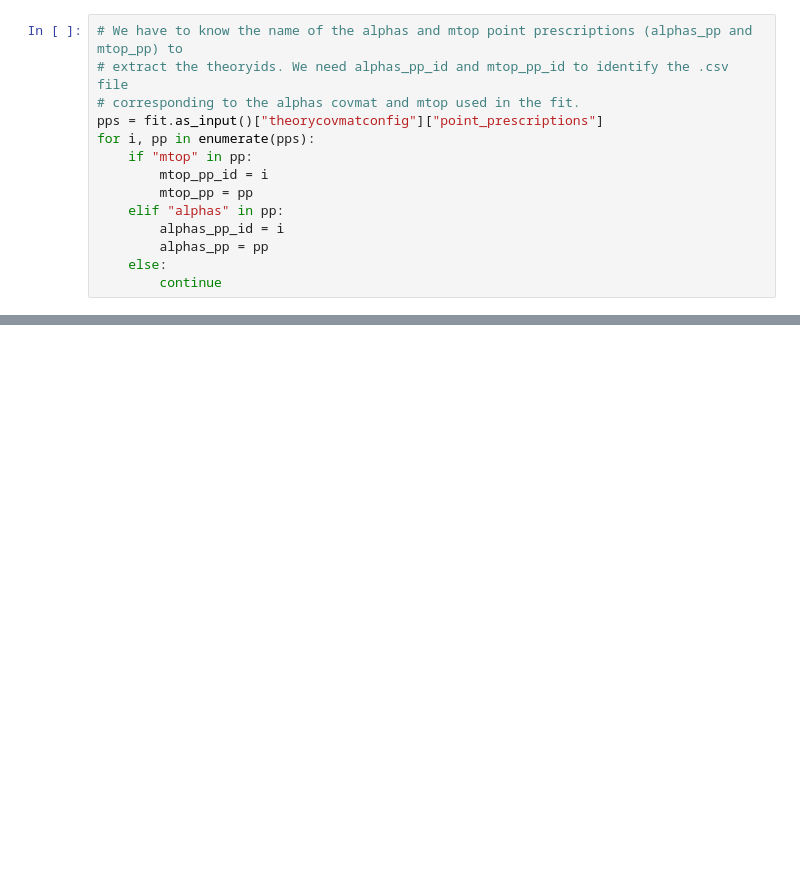
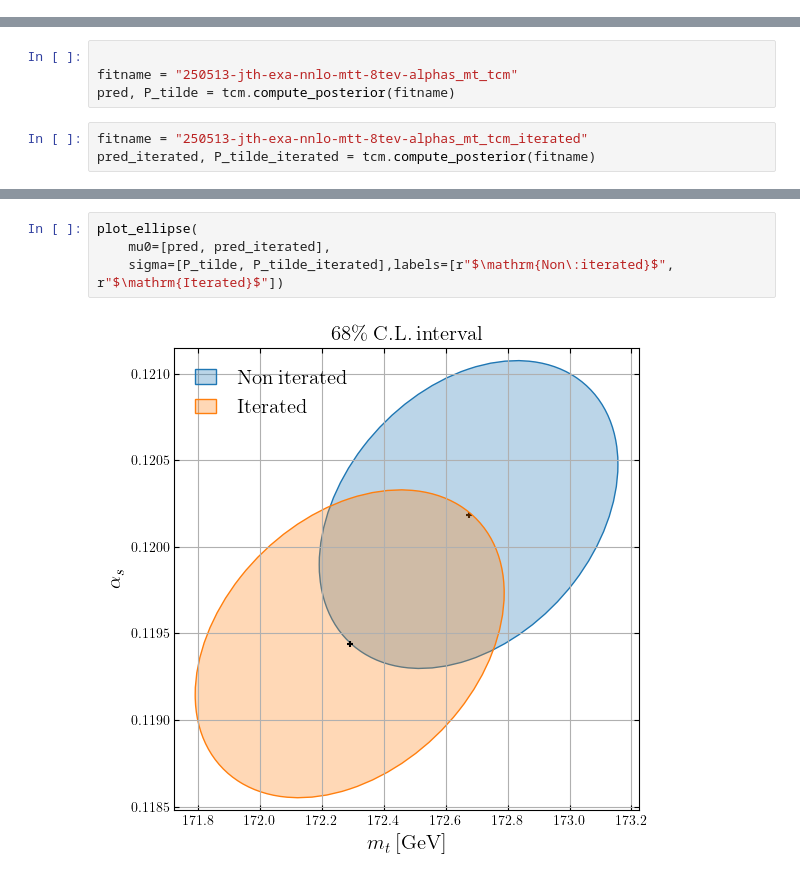
Before and after one commit to RoyStegeman/alphas_mtop, a Jupyter notebook: notebooks/tcm_posterior_alhpas_mtop.ipynb, the cells around one changed output, grey strips where cells are left out. Drawn from its saved outputs; the diff is of its cells as text; blank space fills up the shorter version.

```diff
--- a/notebooks/tcm_posterior_alhpas_mtop.ipynb
+++ b/notebooks/tcm_posterior_alhpas_mtop.ipynb
@@ -10,14 +0,0 @@ fit = API.fit(fit=fitname)
-# %%
-# We have to know the name of the alphas and mtop point prescriptions (alphas_pp and mtop_pp) to
-# extract the theoryids. We need alphas_pp_id and mtop_pp_id to identify the .csv file
-# corresponding to the alphas covmat and mtop used in the fit.
-pps = fit.as_input()["theorycovmatconfig"]["point_prescriptions"]
-for i, pp in enumerate(pps):
-    if "mtop" in pp:
-        mtop_pp_id = i
-        mtop_pp = pp
-    elif "alphas" in pp:
-        alphas_pp_id = i
-        alphas_pp = pp
-    else:
-        continue
@@ -350 +4,8 @@ def confidence_ellipse(
+# %%
+
+fitname = "250513-jth-exa-nnlo-mtt-8tev-alphas_mt_tcm"
+pred, P_tilde = tcm.compute_posterior(fitname)
+# %%
+fitname = "250513-jth-exa-nnlo-mtt-8tev-alphas_mt_tcm_iterated"
+pred_iterated, P_tilde_iterated = tcm.compute_posterior(fitname)
 # %%
@@ -442,0 +76,6 @@ plt.show()
+# %%
+plot_ellipse(
+    mu0=[pred, pred_iterated],
+    sigma=[P_tilde, P_tilde_iterated],labels=[r"$\mathrm{Non\:iterated}$", r"$\mathrm{Iterated}$"])
+# %% [output]
+[figure, added]
```
Also changed, not shown: parts of 27 cells of this notebook, 1 other file.
